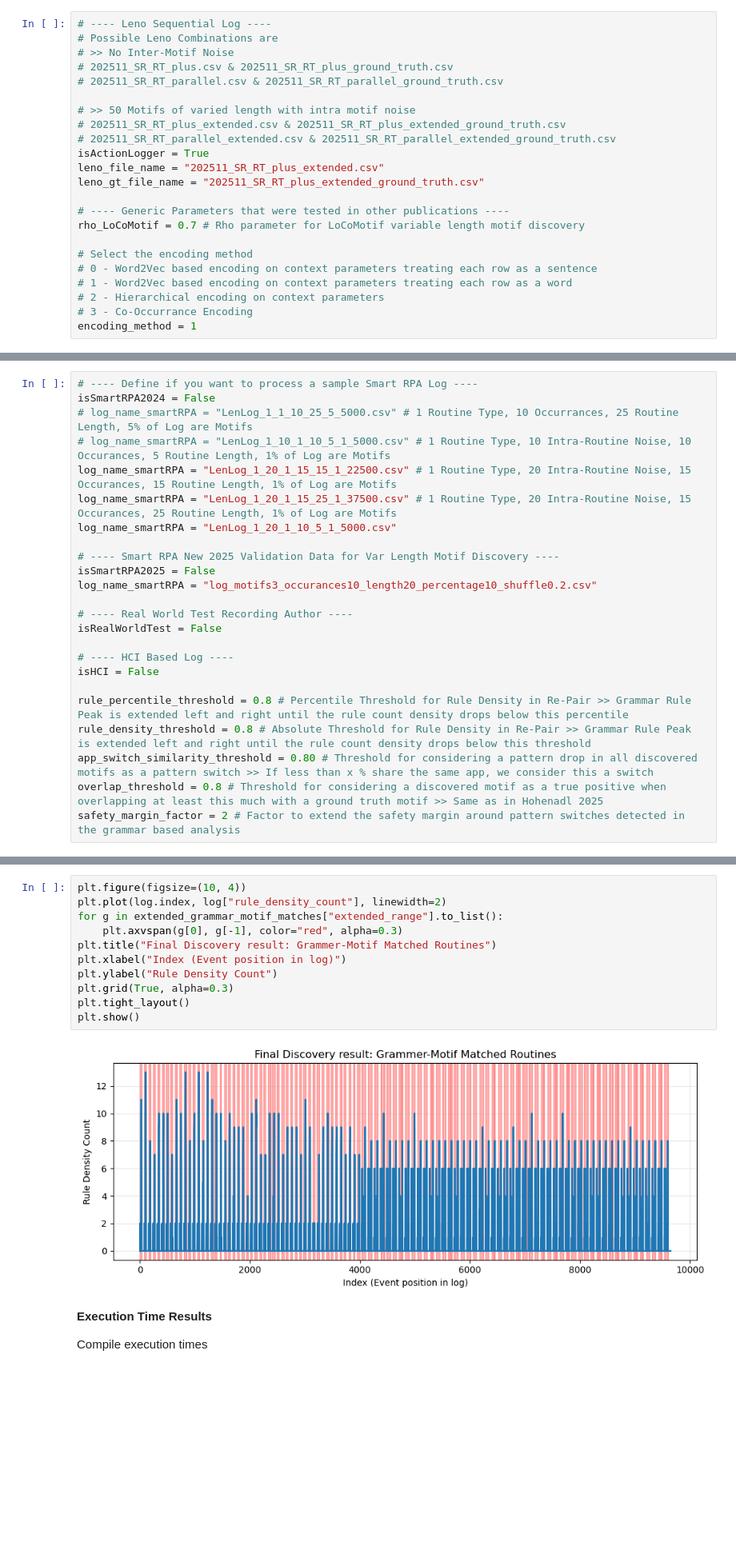
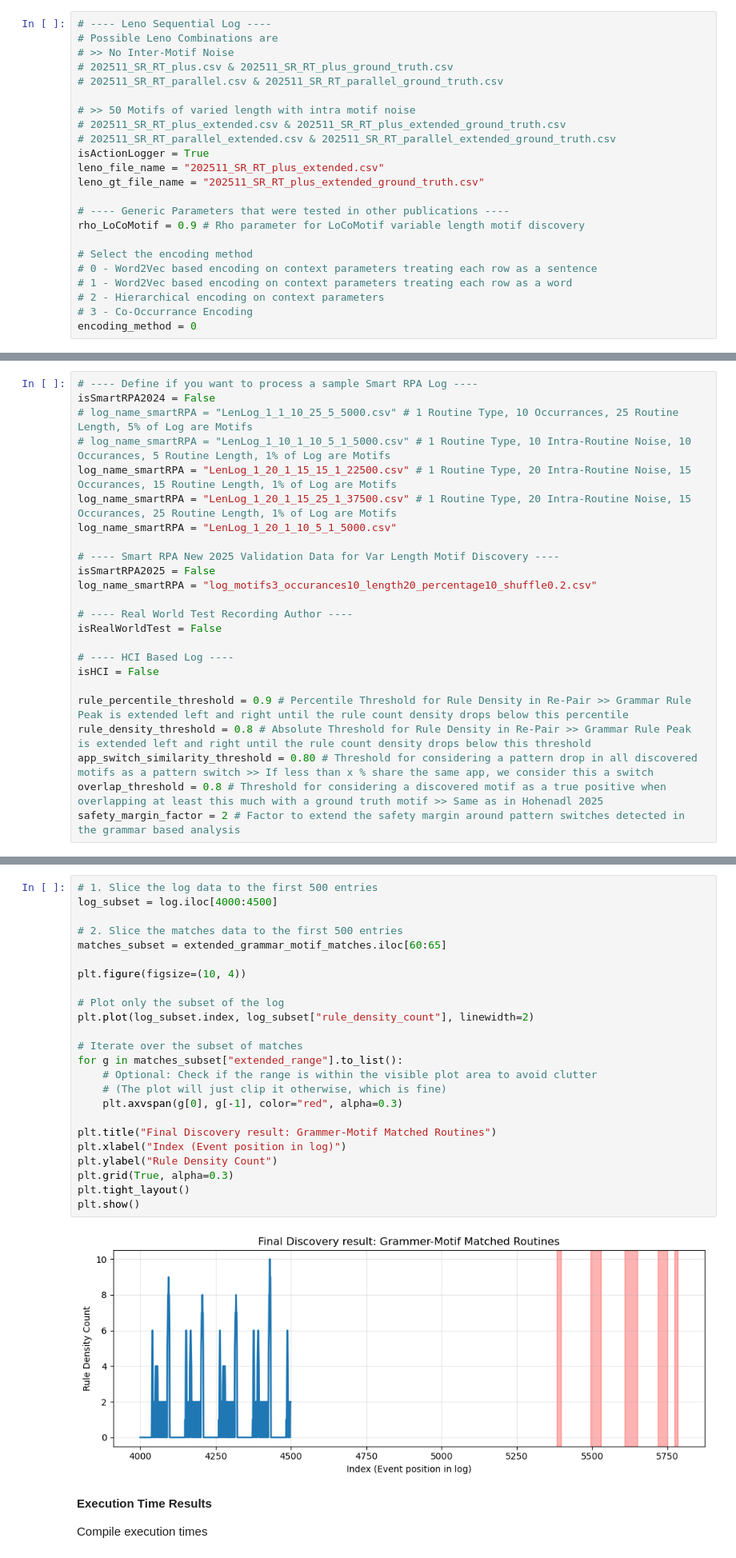
Before and after one commit to thohenadl/TSMDforUILogs, a Jupyter notebook: JupyterNotebooks/00_EX1.ipynb, the cells around one changed output, grey strips where cells are left out. Shown at 80% size. Drawn from its saved outputs; the diff is of its cells as text; blank space fills up the shorter version.

Commit message:
Encoding 0 Update with better results

```diff
--- a/JupyterNotebooks/00_EX1.ipynb
+++ b/JupyterNotebooks/00_EX1.ipynb
@@ -59,14 +59,14 @@ leno_file_name = "202511_SR_RT_plus_extended.csv"
 leno_gt_file_name = "202511_SR_RT_plus_extended_ground_truth.csv"
 
 # ---- Generic Parameters that were tested in other publications ----
-rho_LoCoMotif = 0.7 # Rho parameter for LoCoMotif variable length motif discovery
+rho_LoCoMotif = 0.9 # Rho parameter for LoCoMotif variable length motif discovery
 
 # Select the encoding method
 # 0 - Word2Vec based encoding on context parameters treating each row as a sentence
 # 1 - Word2Vec based encoding on context parameters treating each row as a word
 # 2 - Hierarchical encoding on context parameters
 # 3 - Co-Occurrance Encoding
-encoding_method = 1
+encoding_method = 0
 # %% [markdown]
 # Configuration of Parameters for discovery
 
@@ -150,7 +150,7 @@ isRealWorldTest = False
 # ---- HCI Based Log ----
 isHCI = False
 
-rule_percentile_threshold = 0.8 # Percentile Threshold for Rule Density in Re-Pair >> Grammar Rule Peak is extended left and right until the rule count density drops below this percentile
+rule_percentile_threshold = 0.9 # Percentile Threshold for Rule Density in Re-Pair >> Grammar Rule Peak is extended left and right until the rule count density drops below this percentile
 rule_density_threshold = 0.8 # Absolute Threshold for Rule Density in Re-Pair >> Grammar Rule Peak is extended left and right until the rule count density drops below this threshold
 app_switch_similarity_threshold = 0.80 # Threshold for considering a pattern drop in all discovered motifs as a pattern switch >> If less than x % share the same app, we consider this a switch
 overlap_threshold = 0.8 # Threshold for considering a discovered motif as a true positive when overlapping at least this much with a ground truth motif >> Same as in Hohenadl 2025
@@ -629,16 +629,29 @@ Precision: 0.667, Recall: 0.800, F1: 0.727
 # %%
+# 1. Slice the log data to the first 500 entries
+log_subset = log.iloc[4000:4500]
+
+# 2. Slice the matches data to the first 500 entries
+matches_subset = extended_grammar_motif_matches.iloc[60:65]
+
 plt.figure(figsize=(10, 4))
-plt.plot(log.index, log["rule_density_count"], linewidth=2)
-for g in extended_grammar_motif_matches["extended_range"].to_list():
+
+# Plot only the subset of the log
+plt.plot(log_subset.index, log_subset["rule_density_count"], linewidth=2)
+
+# Iterate over the subset of matches
+for g in matches_subset["extended_range"].to_list():
+    # Optional: Check if the range is within the visible plot area to avoid clutter
+    # (The plot will just clip it otherwise, which is fine)
     plt.axvspan(g[0], g[-1], color="red", alpha=0.3)
+
 plt.title("Final Discovery result: Grammer-Motif Matched Routines")
 plt.xlabel("Index (Event position in log)")
 plt.ylabel("Rule Density Count")
 plt.grid(True, alpha=0.3)
 plt.tight_layout()
 plt.show()
 # %% [output]
-[figure, old version]
+[figure, new version]
 # %% [markdown]
 **Execution Time Results**
 
```
Also changed, not shown: parts of 4 cells of this notebook, 9 other files.
